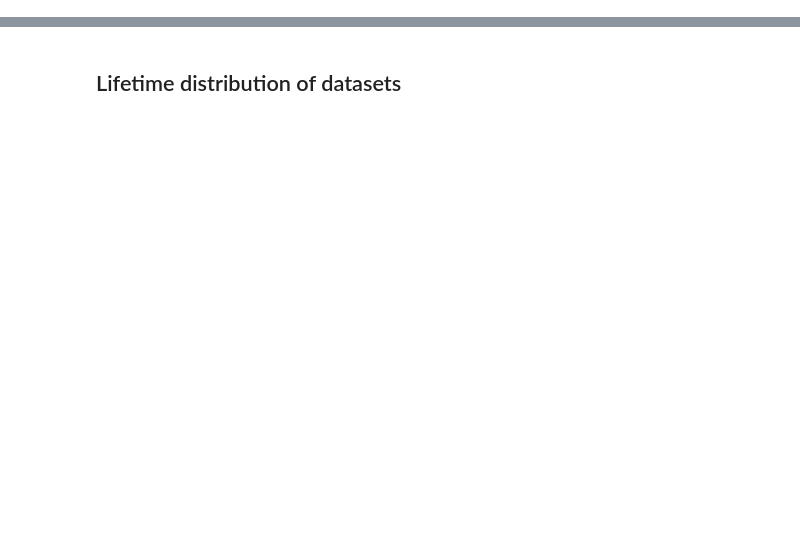
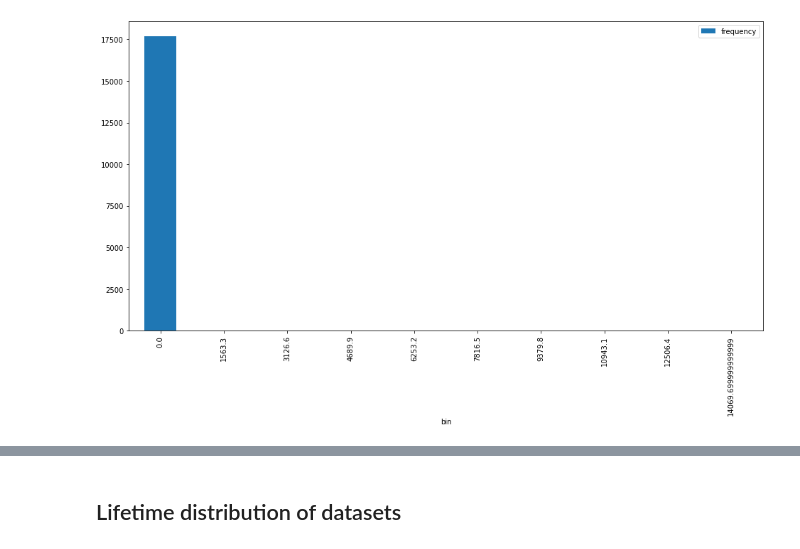
Before and after one commit to dynamic-entropy/CRABAnalysis, a Jupyter notebook: crab_historical.ipynb, the cells around one changed output, grey strips where cells are left out. Saved outputs shown, nothing was run; the diff lists cells and outputs as text; code cells hidden in the pictures; blank space fills up the shorter version.

```diff
--- a/Untitled.ipynb
+++ b/crab_historical.ipynb
@@ -234,0 +332,4 @@ new_data_wrt_60d.toPandas()
+# %%
+plot_histogram(histogram_weighted_lifetime)
+# %% [output]
+[figure, added]
```
Also changed, not shown: parts of 68 cells of this notebook, 1 other file.
